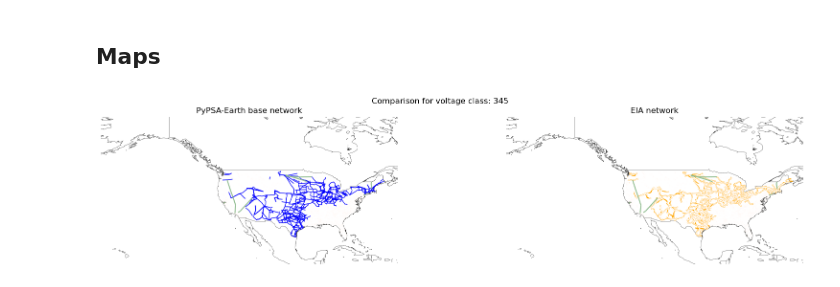
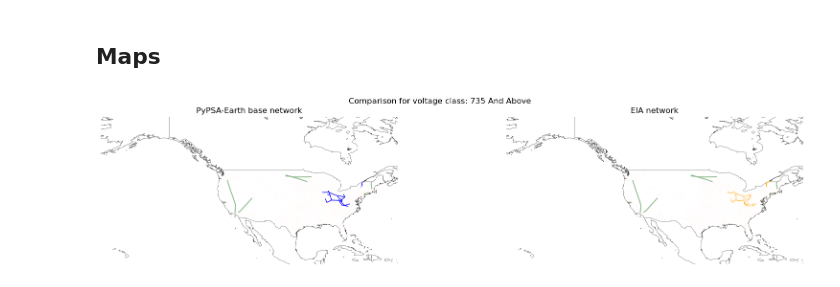
Before and after one commit to open-energy-transition/geothermal-modelling, a Jupyter notebook: analysis/notebooks/network_comparison.ipynb, the cells around one changed output. Saved outputs shown, nothing was run; the diff lists cells and outputs as text; code cells hidden in the pictures.

Commit message:
update network_comparison - 4

```diff
--- a/analysis/notebooks/network_comparison.ipynb
+++ b/analysis/notebooks/network_comparison.ipynb
@@ -205,19 +205,19 @@ sbn.countplot(data=eia_base_network, x=eia_base_network["VOLT_CLASS"], color="or
 # 500
 # 735 And Above
 
-selected_voltage_class = "345"
+selected_voltage_class = "735 And Above"
 # %%
 base_network_pypsa_earth.lines["line_width"] = 0.0
-base_network_pypsa_earth.lines.loc[base_network_pypsa_earth.lines["v_nom_class"] == selected_class, "line_width"] = 1.0
+base_network_pypsa_earth.lines.loc[base_network_pypsa_earth.lines["v_nom_class"] == selected_voltage_class, "line_width"] = 1.0
 
 fig, (ax1, ax2) = plt.subplots(nrows=1, ncols=2, sharey=True, subplot_kw={"projection":ccrs.PlateCarree(), "projection":ccrs.PlateCarree()}, figsize=(20, 4))
 base_network_pypsa_earth.plot(line_widths = base_network_pypsa_earth.lines["line_width"], bus_sizes = 0, line_colors = "blue", ax=ax1)
 base_network_pypsa_earth.plot(line_widths = base_network_pypsa_earth.lines["line_width"], bus_sizes = 0, line_colors = "white", ax=ax2)
 eia_base_network.loc[eia_base_network["VOLT_CLASS"]==selected_voltage_class].plot(ax=ax2, color="orange")
 fig.suptitle("Comparison for voltage class: {}".format(selected_voltage_class))
 ax1.set_aspect('equal')
 ax1.title.set_text("PyPSA-Earth base network")
 ax2.set_aspect("equal")
 ax2.title.set_text("EIA network")
 # %% [output]
-[figure, old version]
+[figure, new version]
```
Also changed, not shown: parts of 1 cell of this notebook.
